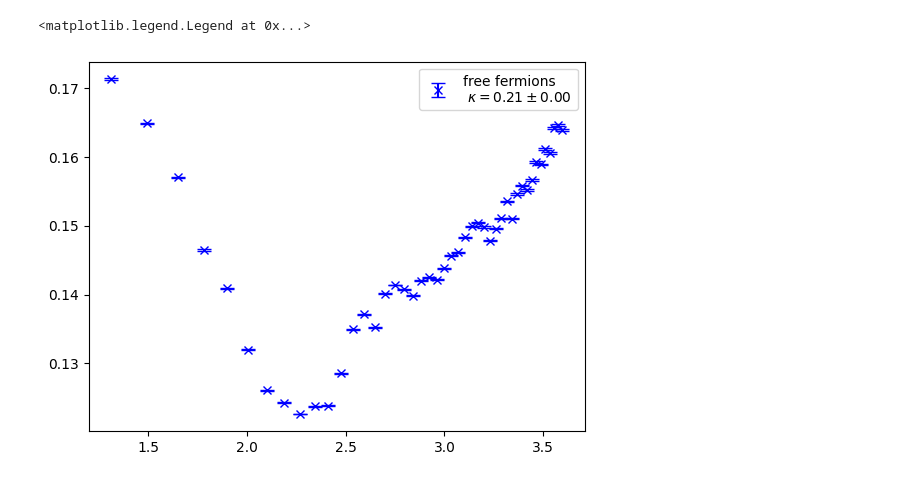
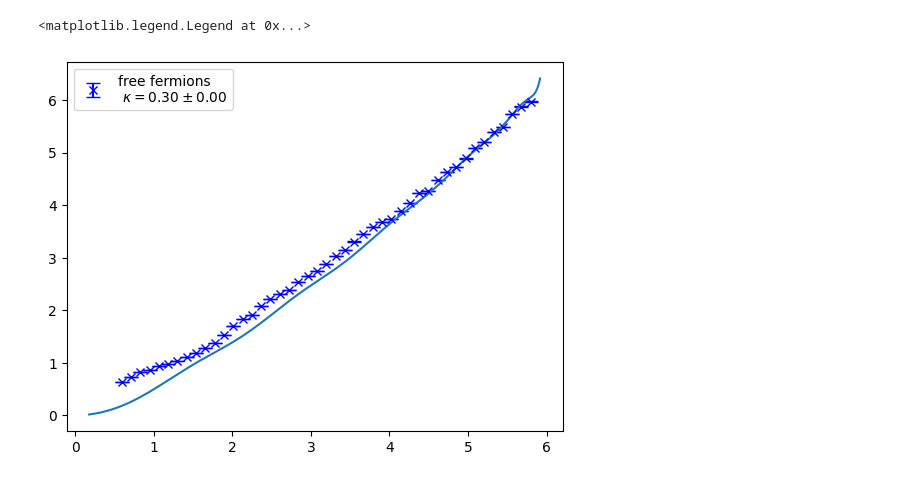
Before and after one commit to cristivoinea/MonteCarlo, a Jupyter notebook: plots/results_sphere.ipynb, the cells around one changed output. Cells and saved outputs as stored; diff of their text form; code cells hidden in the pictures.

Commit message:
fixing sphere sampling v2

```diff
--- a/plots/results_sphere.ipynb
+++ b/plots/results_sphere.ipynb
@@ -21,0 +59,12 @@ array([0.0348794 , 0.03778566])
+# %%
+boundaries = np.arange(0.03, np.pi/2, 0.01)
+#boundaries = np.array([np.pi])
+Ne = 36
+fqh = MonteCarloSphereFreeFermions(36, 70, 0, 0, region_geometry='circle', region_size=0.1, linear_size=True, step_size=0.1)
+S = fqh.ComputeEntropyED(boundaries, "r2")
+Ls = np.sqrt(Ne-1)*np.sin(boundaries)
+
+popt_ff, pcov_ff = np.polyfit(np.log(Ls), S/(Ls), deg=1, cov=True)
+print(popt_ff[0])
+
+plt.plot(np.log(Ls), S/(Ls))
@@ -22,9 +85,9 @@ array([0.0348794 , 0.03778566])
 # %%
-plt.errorbar(np.log(x), entropy[:, 6]/x, entropy[:, 7]/x, marker='x',
+plt.errorbar(x, entropy[:, 6], entropy[:, 7], marker='x',
              color='blue', markersize=6, capsize=5, linestyle='none', markerfacecolor='none',
-             label=f'free fermions \n $\\kappa = {6*popt_ff[0]:.2f} \pm {np.sqrt(pcov_ff[0,0]):.2f}$')
-
+             label=f'free fermions \n $\\kappa = {popt_ff[0]:.2f} \pm {np.sqrt(pcov_ff[0,0]):.2f}$')
+plt.plot(Ls, S)
 plt.legend()
 # %% [output]
 <matplotlib.legend.Legend at 0x...>
-[figure, old version]
+[figure, new version]
```
Also changed, not shown: parts of 8 cells of this notebook, 1 other file.
